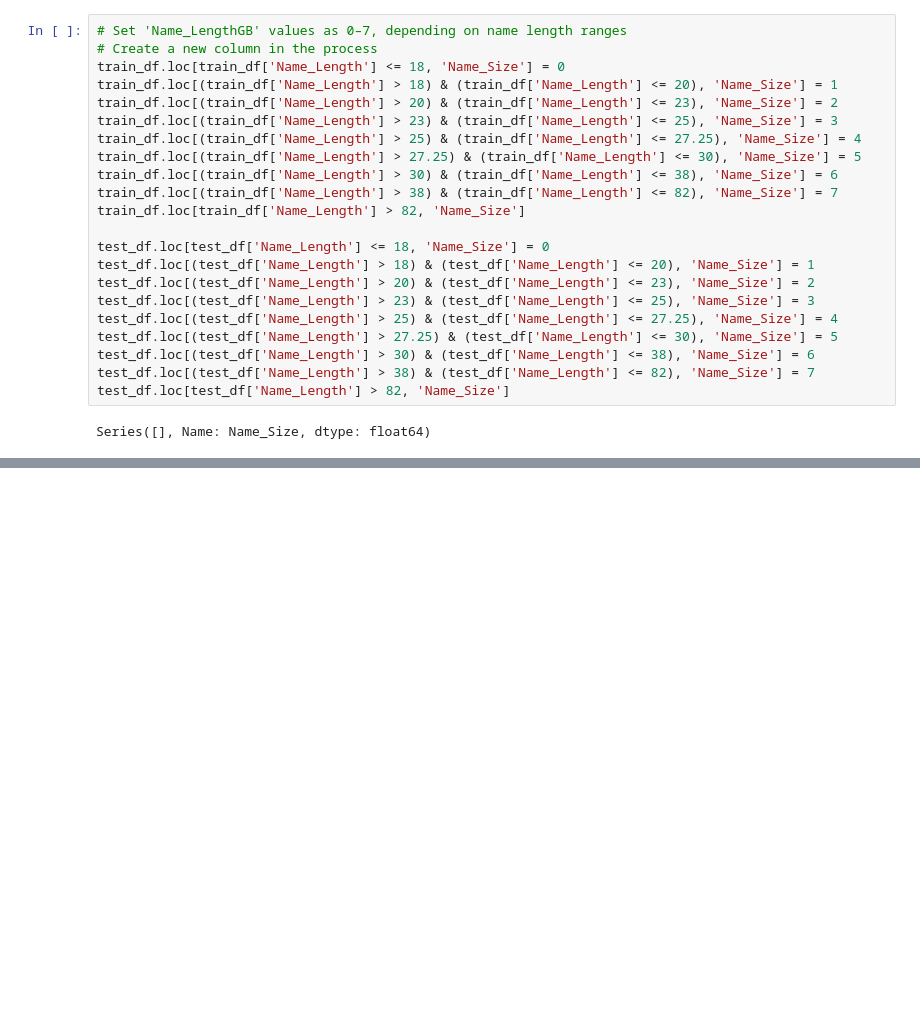
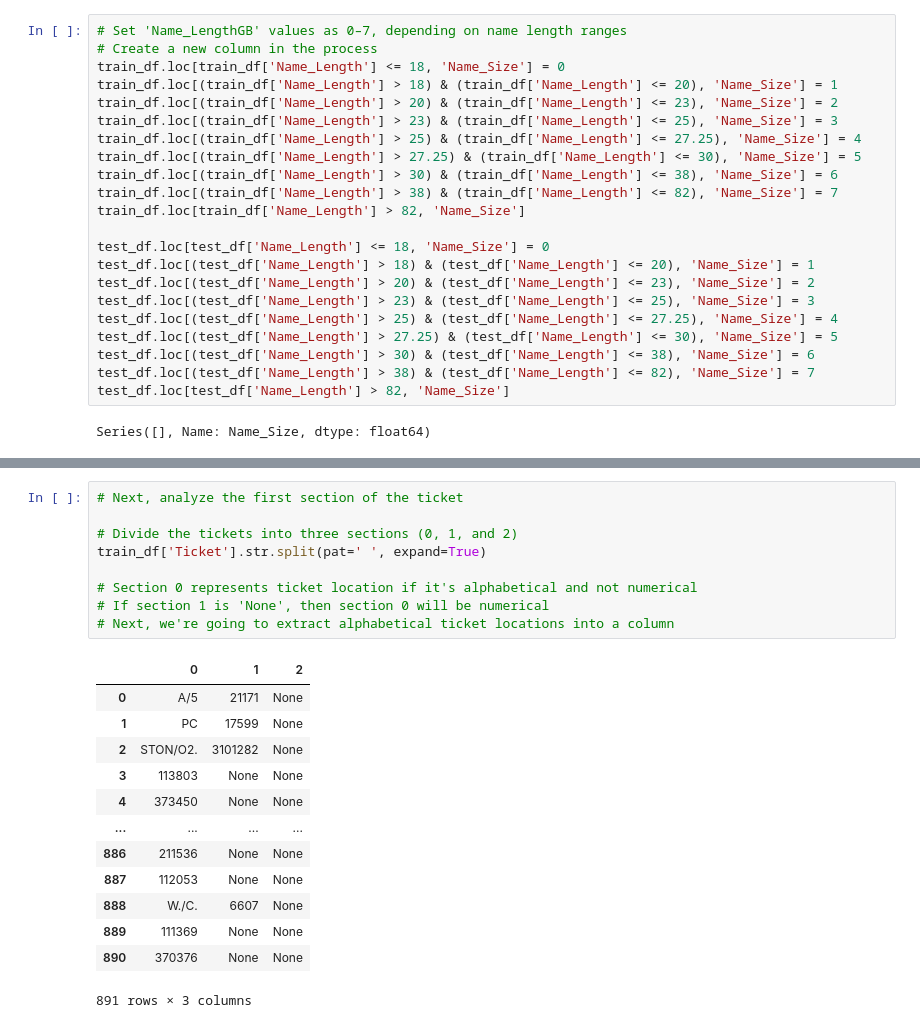
Before and after one commit to jonidaniel/data-science-and-machine-learning, a Jupyter notebook: kaggle/competitions/titanic-machine-learning-from-disaster/titanic.ipynb, the cells around one changed output, grey strips where cells are left out. Cells and saved outputs as stored; diff of their text form; blank space fills up the shorter version.

```diff
--- a/kaggle/competitions/titanic-machine-learning-from-disaster/titanic.ipynb
+++ b/kaggle/competitions/titanic-machine-learning-from-disaster/titanic.ipynb
@@ -621,0 +717,23 @@ train_df.head()
+# %%
+# Next, analyze the first section of the ticket
+
+# Divide the tickets into three sections (0, 1, and 2)
+train_df['Ticket'].str.split(pat=' ', expand=True)
+
+# Section 0 represents ticket location if it's alphabetical and not numerical
+# If section 1 is 'None', then section 0 will be numerical
+# Next, we're going to extract alphabetical ticket locations into a column
+# %% [output]
+|  | 0 | 1 | 2 |
+| 0 | A/5 | 21171 | None |
+| 1 | PC | 17599 | None |
+| 2 | STON/O2. | 3101282 | None |
+| 3 | 113803 | None | None |
+| 4 | 373450 | None | None |
+| ... | ... | ... | ... |
+| 886 | 211536 | None | None |
+| 887 | 112053 | None | None |
+| 888 | W./C. | 6607 | None |
+| 889 | 111369 | None | None |
+| 890 | 370376 | None | None |
+891 rows × 3 columns
```
Also changed, not shown: parts of 16 cells of this notebook.
